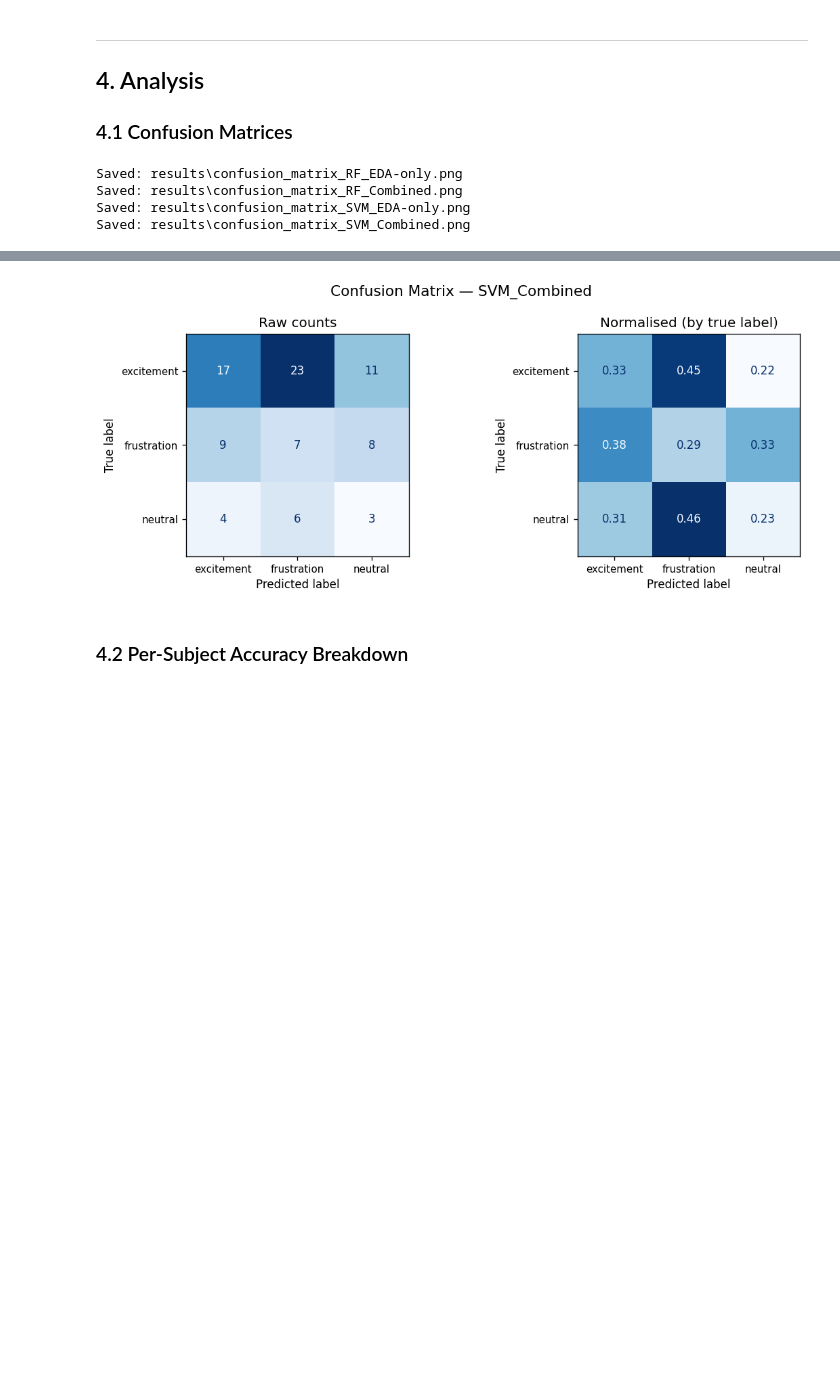
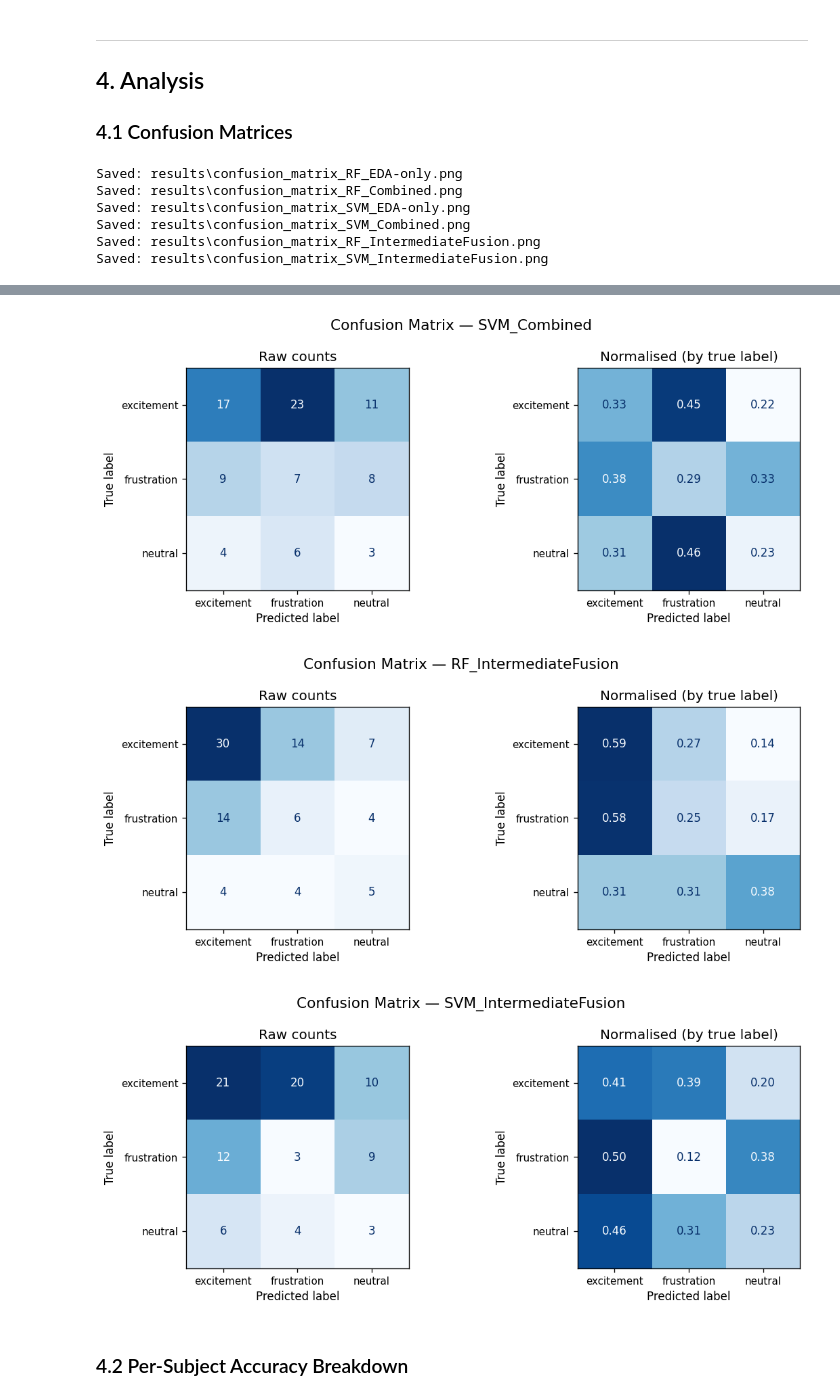
Before and after one commit to panos03/ac-hri_cw, a Jupyter notebook: emotion_recognition_system/04_model_training_and_evaluation.ipynb, the cells around one changed output, grey strips where cells are left out. Cells and saved outputs as stored; diff of their text form; code cells hidden in the pictures; blank space fills up the shorter version.

```diff
--- a/emotion_recognition_system/04_model_training_and_evaluation.ipynb
+++ b/emotion_recognition_system/04_model_training_and_evaluation.ipynb
@@ -207,19 +229,24 @@ display(metrics.round(3))
 
 ### 4.1 Confusion Matrices
 # %%
-primary_keys = ['RF_EDA-only', 'RF_Combined', 'SVM_EDA-only', 'SVM_Combined']
+primary_keys = ['RF_EDA-only', 'RF_Combined', 'SVM_EDA-only', 'SVM_Combined',
+                'RF_IntermediateFusion', 'SVM_IntermediateFusion']
 primary_keys = [k for k in primary_keys if k in experiments]
 plot_confusion_matrices(experiments, primary_keys, RESULTS_DIR)
 plt.show()
 # %% [output]
 Saved: results\confusion_matrix_RF_EDA-only.png
 Saved: results\confusion_matrix_RF_Combined.png
 Saved: results\confusion_matrix_SVM_EDA-only.png
 Saved: results\confusion_matrix_SVM_Combined.png
+Saved: results\confusion_matrix_RF_IntermediateFusion.png
+Saved: results\confusion_matrix_SVM_IntermediateFusion.png
 [figure]
 [figure]
 [figure]
 [figure]
+[figure, added]
+[figure, added]
 # %% [markdown]
 ### 4.2 Per-Subject Accuracy Breakdown
 # %%
```
Also changed, not shown: parts of 7 cells of this notebook, 4 other files.
